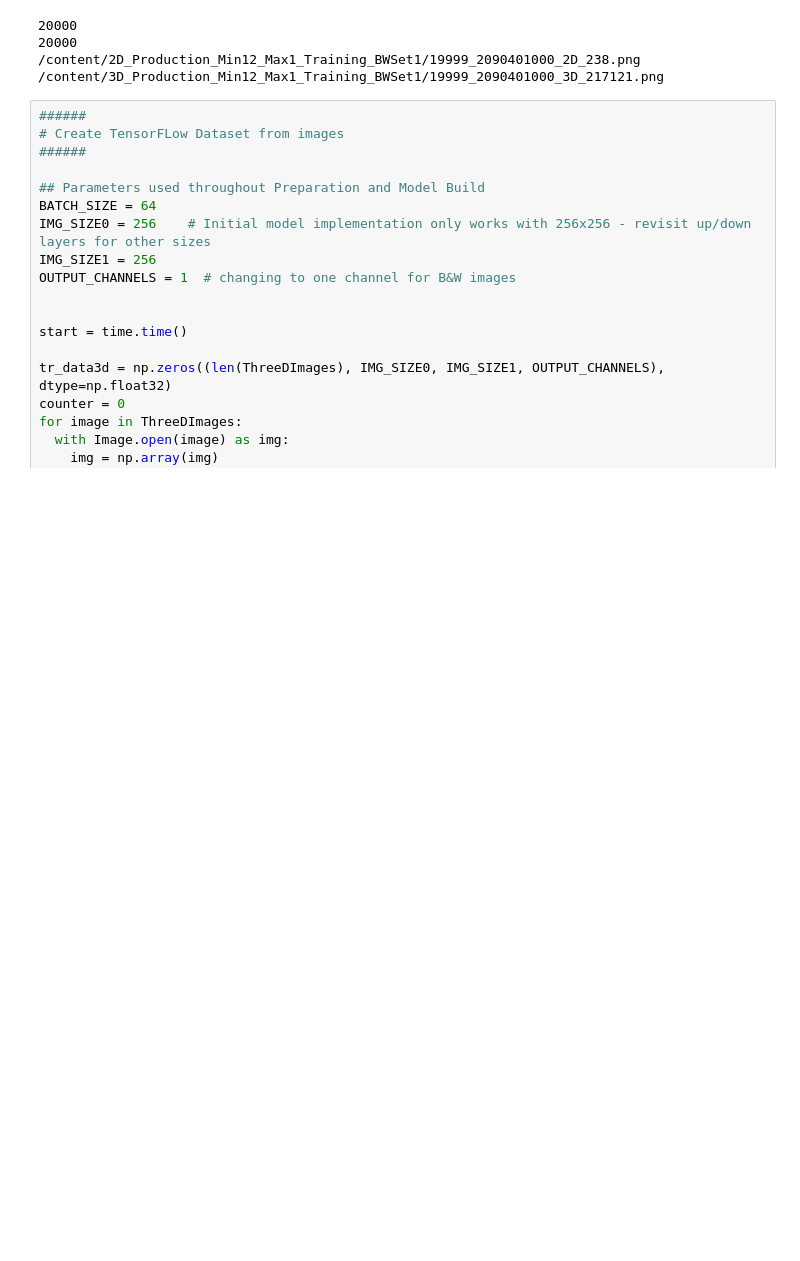
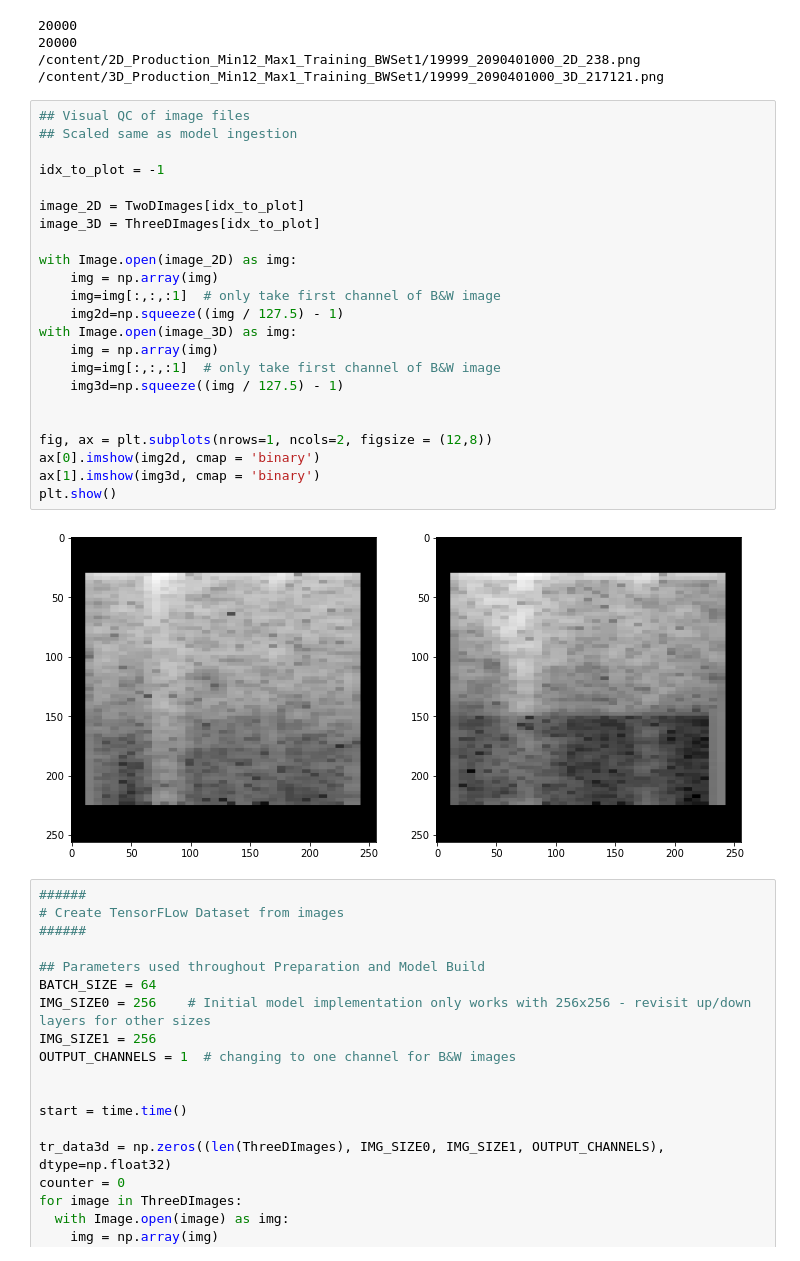
Before and after one commit to astroChance/RadNET, a Jupyter notebook: RadNET_Model_Prototype.ipynb, the cells around one changed output. Cells and saved outputs as stored; diff of their text form; blank space fills up the shorter version.

```diff
--- a/RadNET_Model_Prototype.ipynb
+++ b/RadNET_Model_Prototype.ipynb
@@ -212,6 +212,31 @@ print(ThreeDImages[-1])
 20000
 /content/2D_Production_Min12_Max1_Training_BWSet1/19999_2090401000_2D_238.png
 /content/3D_Production_Min12_Max1_Training_BWSet1/19999_2090401000_3D_217121.png
+# %%
+## Visual QC of image files
+## Scaled same as model ingestion
+
+idx_to_plot = -1
+
+image_2D = TwoDImages[idx_to_plot]
+image_3D = ThreeDImages[idx_to_plot]
+
+with Image.open(image_2D) as img:
+    img = np.array(img)
+    img=img[:,:,:1]  # only take first channel of B&W image
+    img2d=np.squeeze((img / 127.5) - 1)
+with Image.open(image_3D) as img:
+    img = np.array(img)
+    img=img[:,:,:1]  # only take first channel of B&W image
+    img3d=np.squeeze((img / 127.5) - 1)
+
+
+fig, ax = plt.subplots(nrows=1, ncols=2, figsize = (12,8))
+ax[0].imshow(img2d, cmap = 'binary')
+ax[1].imshow(img3d, cmap = 'binary')
+plt.show()
+# %% [output]
+[figure, added]
 # %%
 ######
 # Create TensorFLow Dataset from images
```
Also changed, not shown: parts of 3 cells of this notebook.
